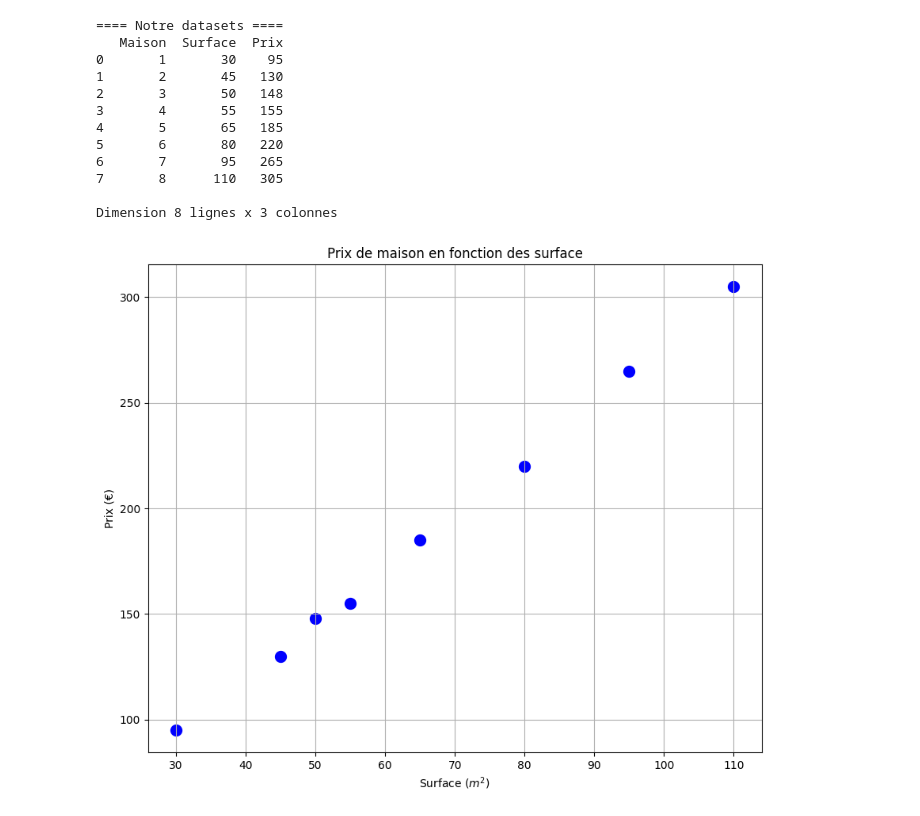
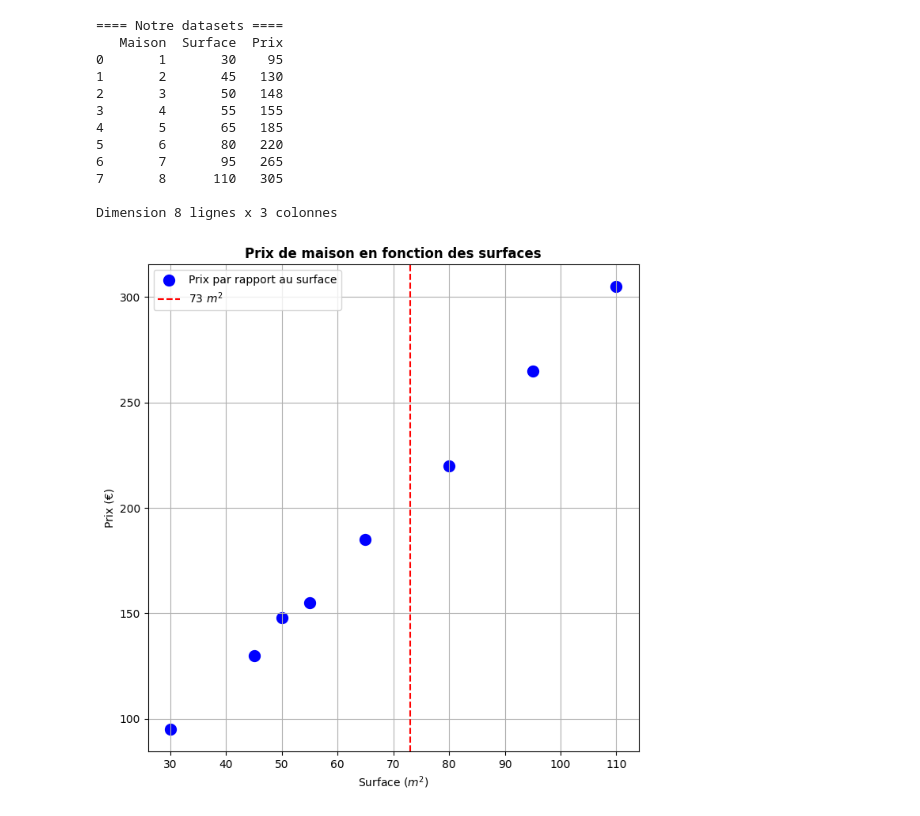
Before and after one commit to TifaniohMF/appr-math-info, a Jupyter notebook: ML_Supervise/src/Predire_nombre.ipynb, the cells around one changed output. Saved outputs shown, nothing was run; the diff lists cells and outputs as text; code cells hidden in the pictures.

Commit message:
style : change graphic

```diff
--- a/ML_Supervise/src/Predire_nombre.ipynb
+++ b/ML_Supervise/src/Predire_nombre.ipynb
@@ -34,13 +34,15 @@ print(f"\nDimension {df.shape[0]} lignes x {df.shape[1]} colonnes")
 
 Dimension 8 lignes x 3 colonnes
 # %%
-plt.figure(figsize=(10,8))
-plt.scatter(df["Surface"], df["Prix"], color='blue', linewidth=5)
+plt.figure(figsize=(8,8))
+plt.scatter(df["Surface"], df["Prix"], color='blue', linewidth=5, label='Prix par rapport au surface')
+plt.axvline(x=73, color='red', linestyle='--', label='73 $m^{2}$')
 
-plt.title("Prix de maison en fonction des surface")
-plt.xlabel("Surface ($m^{2}$)")
-plt.ylabel("Prix (€)")
+plt.title("Prix de maison en fonction des surfaces", fontsize=12, fontweight='bold')
+plt.xlabel("Surface ($m^{2}$)", fontsize=10)
+plt.ylabel("Prix (€)", fontsize=10)
 plt.grid(True)
+plt.legend()
 plt.show()
 # %% [output]
-[figure, old version]
+[figure, new version]
```
